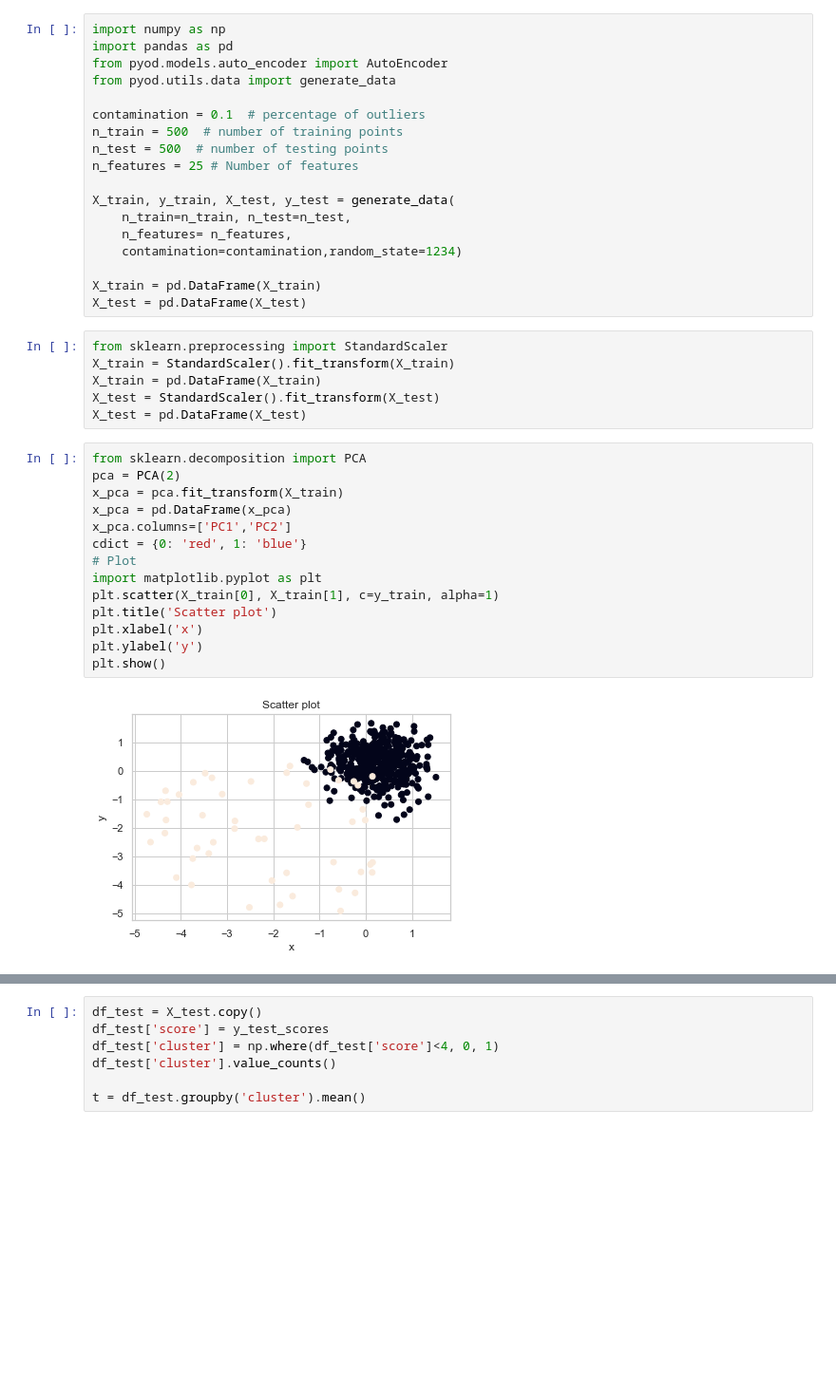
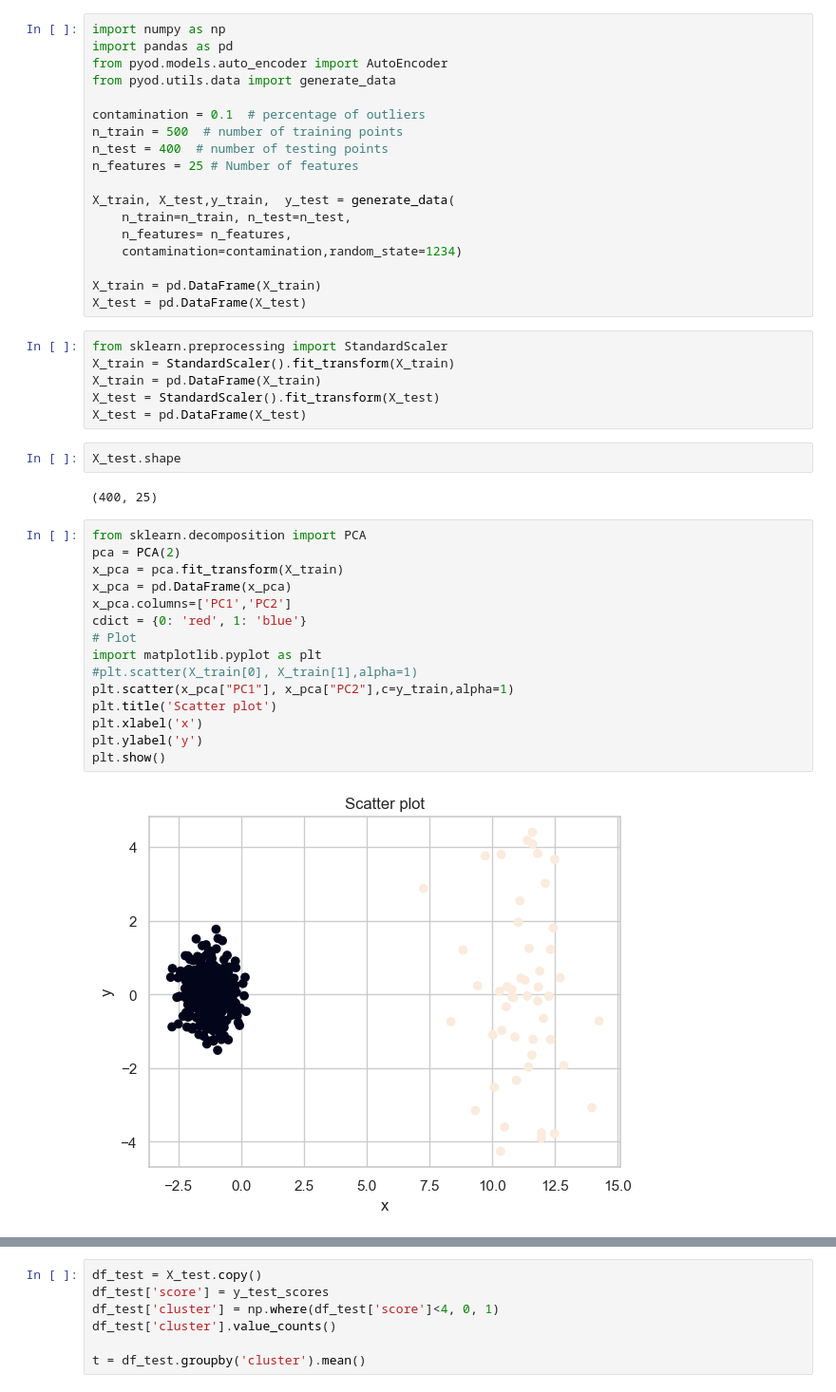
Before and after one commit to GeneSUN/5G_GNB_AnomalyDectection, a Jupyter notebook: Anomaly_Detection.ipynb, the cells around one changed output, grey strips where cells are left out. Shown at 95% size. Drawn from its saved outputs; the diff is of its cells as text; blank space fills up the shorter version.

```diff
--- a/Anomaly_Detection.ipynb
+++ b/Anomaly_Detection.ipynb
@@ -495,10 +497,10 @@ from pyod.utils.data import generate_data
 
 contamination = 0.1  # percentage of outliers
 n_train = 500  # number of training points
-n_test = 500  # number of testing points
+n_test = 400  # number of testing points
 n_features = 25 # Number of features
 
-X_train, y_train, X_test, y_test = generate_data(
+X_train, X_test,y_train,  y_test = generate_data(
     n_train=n_train, n_test=n_test,
     n_features= n_features,
     contamination=contamination,random_state=1234)
@@ -511,22 +513,27 @@ X_train = StandardScaler().fit_transform(X_train)
 X_train = pd.DataFrame(X_train)
 X_test = StandardScaler().fit_transform(X_test)
 X_test = pd.DataFrame(X_test)
+# %%
+X_test.shape
+# %% [output]
+(400, 25)
 # %%
 from sklearn.decomposition import PCA
 pca = PCA(2)
 x_pca = pca.fit_transform(X_train)
 x_pca = pd.DataFrame(x_pca)
 x_pca.columns=['PC1','PC2']
 cdict = {0: 'red', 1: 'blue'}
 # Plot
 import matplotlib.pyplot as plt
-plt.scatter(X_train[0], X_train[1], c=y_train, alpha=1)
+#plt.scatter(X_train[0], X_train[1],alpha=1)
+plt.scatter(x_pca["PC1"], x_pca["PC2"],c=y_train,alpha=1)
 plt.title('Scatter plot')
 plt.xlabel('x')
 plt.ylabel('y')
 plt.show()
 # %% [output]
-[figure, old version]
+[figure, new version]
 # %%
 clf = AutoEncoder(hidden_neurons =[25, 2, 2, 25])
 clf.fit(X_train)
```
Also changed, not shown: parts of 10 cells of this notebook, 2 other files.
